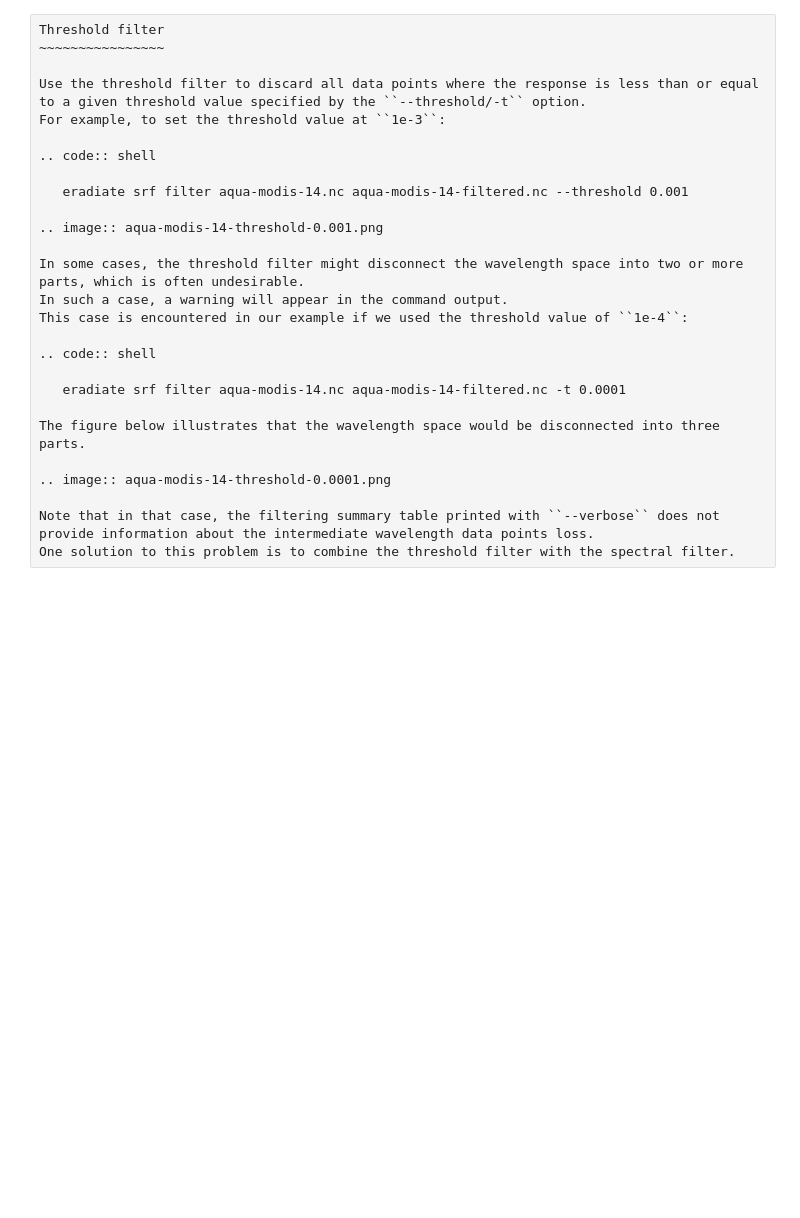
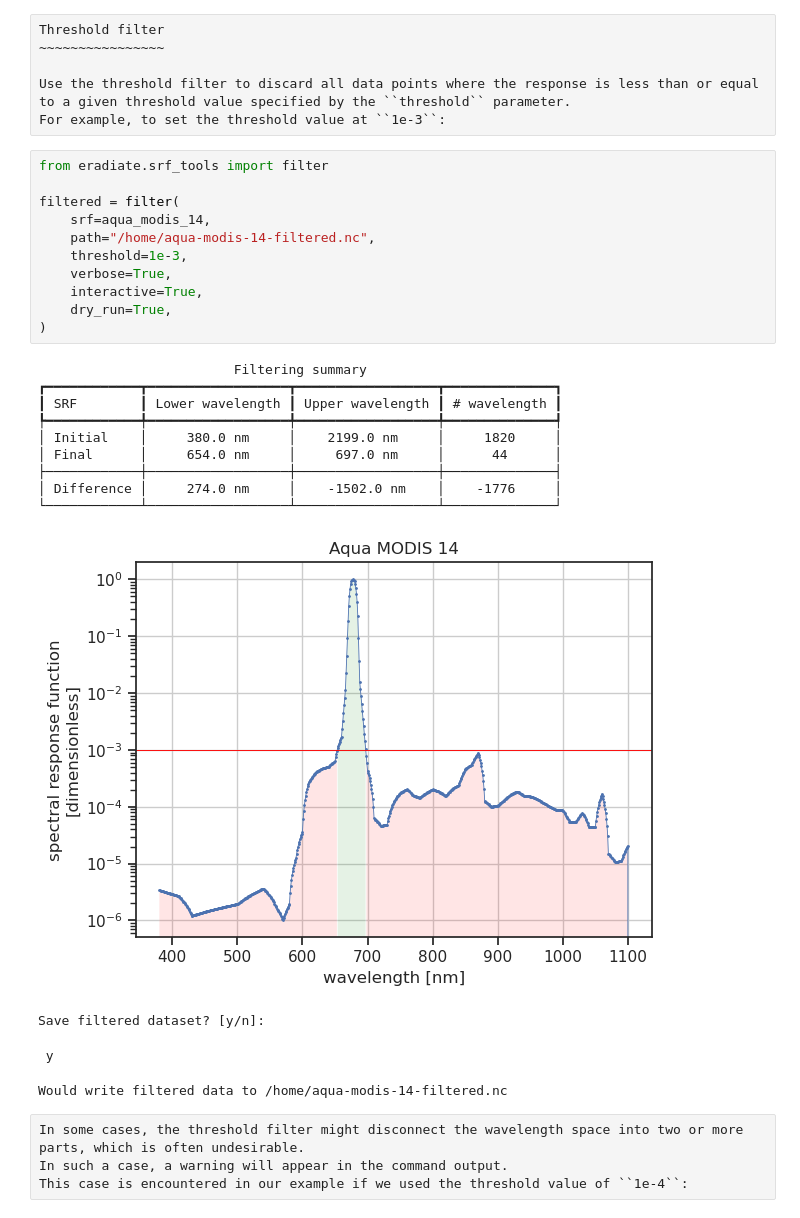
Before and after one commit to eradiate/eradiate-tutorials, a Jupyter notebook: howto/srf_filtering/srf_filtering.ipynb, the cells around one changed output. Cells and saved outputs as stored; diff of their text form; blank space fills up the shorter version.

```diff
--- a/howto/srf_filtering/srf_filtering.ipynb
+++ b/howto/srf_filtering/srf_filtering.ipynb
@@ -156,26 +129,34 @@ To disable the trimming step, use the ``--no-trim`` option.
 Threshold filter
 ~~~~~~~~~~~~~~~~
 
-Use the threshold filter to discard all data points where the response is less than or equal to a given threshold value specified by the ``--threshold/-t`` option.
+Use the threshold filter to discard all data points where the response is less than or equal to a given threshold value specified by the ``threshold`` parameter.
 For example, to set the threshold value at ``1e-3``:
-
-.. code:: shell
-
-   eradiate srf filter aqua-modis-14.nc aqua-modis-14-filtered.nc --threshold 0.001
-
-.. image:: aqua-modis-14-threshold-0.001.png
-
-In some cases, the threshold filter might disconnect the wavelength space into two or more parts, which is often undesirable.
-In such a case, a warning will appear in the command output.
-This case is encountered in our example if we used the threshold value of ``1e-4``:
-
-.. code:: shell
-
-   eradiate srf filter aqua-modis-14.nc aqua-modis-14-filtered.nc -t 0.0001
-
-The figure below illustrates that the wavelength space would be disconnected into three parts.
-
-.. image:: aqua-modis-14-threshold-0.0001.png
-
-Note that in that case, the filtering summary table printed with ``--verbose`` does not provide information about the intermediate wavelength data points loss.
-One solution to this problem is to combine the threshold filter with the spectral filter.
+# %%
+from eradiate.srf_tools import filter
+
+filtered = filter(
+    srf=aqua_modis_14,
+    path="/home/aqua-modis-14-filtered.nc",
+    threshold=1e-3,
+    verbose=True,
+    interactive=True,
+    dry_run=True,
+)
+# %% [output]
+                         Filtering summary
+┏━━━━━━━━━━━━┳━━━━━━━━━━━━━━━━━━┳━━━━━━━━━━━━━━━━━━┳━━━━━━━━━━━━━━┓
+┃ SRF        ┃ Lower wavelength ┃ Upper wavelength ┃ # wavelength ┃
+┡━━━━━━━━━━━━╇━━━━━━━━━━━━━━━━━━╇━━━━━━━━━━━━━━━━━━╇━━━━━━━━━━━━━━┩
+│ Initial    │     380.0 nm     │    2199.0 nm     │     1820     │
+│ Final      │     654.0 nm     │     697.0 nm     │      44      │
+├────────────┼──────────────────┼──────────────────┼──────────────┤
+│ Difference │     274.0 nm     │    -1502.0 nm    │    -1776     │
+└────────────┴──────────────────┴──────────────────┴──────────────┘
+[figure, added]
+Save filtered dataset? [y/n]:
+ y
+Would write filtered data to /home/aqua-modis-14-filtered.nc
+# %% [raw]
+In some cases, the threshold filter might disconnect the wavelength space into two or more parts, which is often undesirable.
+In such a case, a warning will appear in the command output.
+This case is encountered in our example if we used the threshold value of ``1e-4``:
```
Also changed, not shown: parts of 20 cells of this notebook, 5 other files.
